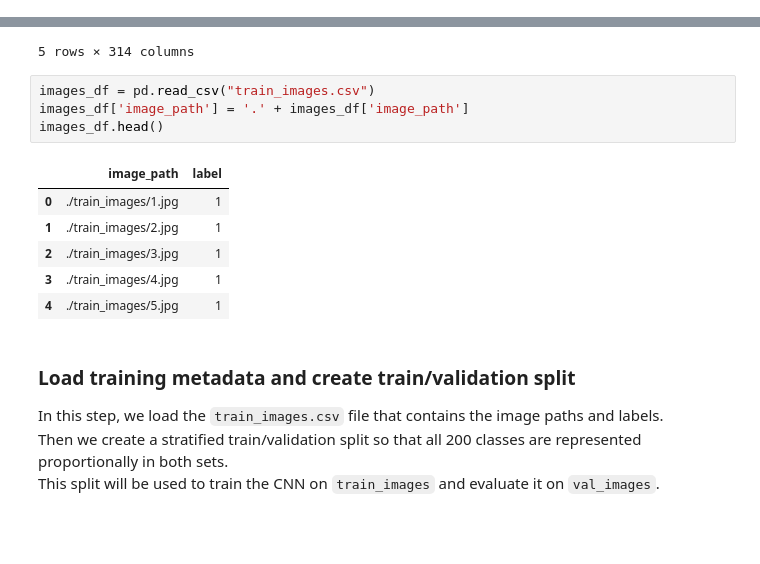
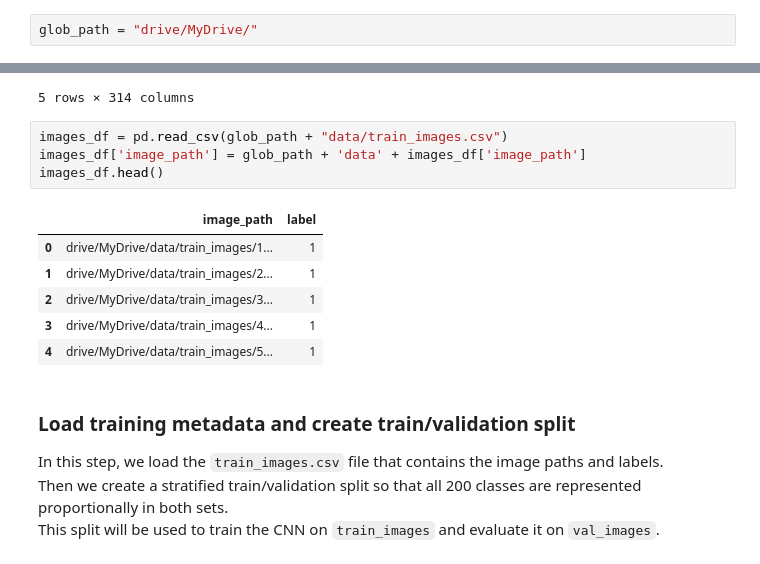
Before and after one commit to cfragiadakis/AML-2025-Feathers-in-focus, a Jupyter notebook: baseline_models.ipynb, the cells around one changed output, grey strips where cells are left out. Cells and saved outputs as stored; diff of their text form; blank space fills up the shorter version.

```diff
--- a/baseline_models.ipynb
+++ b/baseline_models.ipynb
@@ -5,3 +10,5 @@ from sklearn.model_selection import train_test_split
 # %% [markdown]
 Let's load the different bird species from the `class_names.npy` file and then the attributes from `attributes.npy` which has for every class 312 features that are explained by the file `attributes.txt`.
+# %%
+glob_path = "drive/MyDrive/"
 # %%
@@ -74,16 +81,16 @@ birds_df.head()
 | 4 | 5 | 005.Crested_Auklet | 0.000000 | 0.035088 | 0.000000 | ... |
 5 rows × 314 columns
 # %%
-images_df = pd.read_csv("train_images.csv")
-images_df['image_path'] = '.' + images_df['image_path']
+images_df = pd.read_csv(glob_path + "data/train_images.csv")
+images_df['image_path'] = glob_path + 'data' + images_df['image_path']
 images_df.head()
 # %% [output]
 |  | image_path | label |
-| 0 | ./train_images/1.jpg | 1 |
-| 1 | ./train_images/2.jpg | 1 |
-| 2 | ./train_images/3.jpg | 1 |
-| 3 | ./train_images/4.jpg | 1 |
-| 4 | ./train_images/5.jpg | 1 |
+| 0 | drive/MyDrive/data/train_images/1... | 1 |
+| 1 | drive/MyDrive/data/train_images/2... | 1 |
+| 2 | drive/MyDrive/data/train_images/3... | 1 |
+| 3 | drive/MyDrive/data/train_images/4... | 1 |
+| 4 | drive/MyDrive/data/train_images/5... | 1 |
 # %% [markdown]
 ### Load training metadata and create train/validation split
 
```
Also changed, not shown: parts of 31 cells of this notebook.
